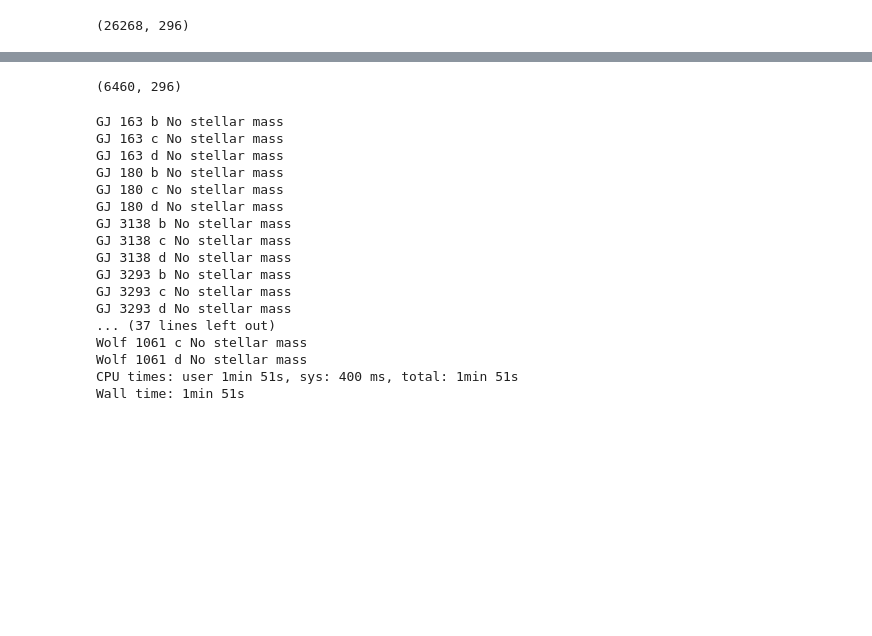
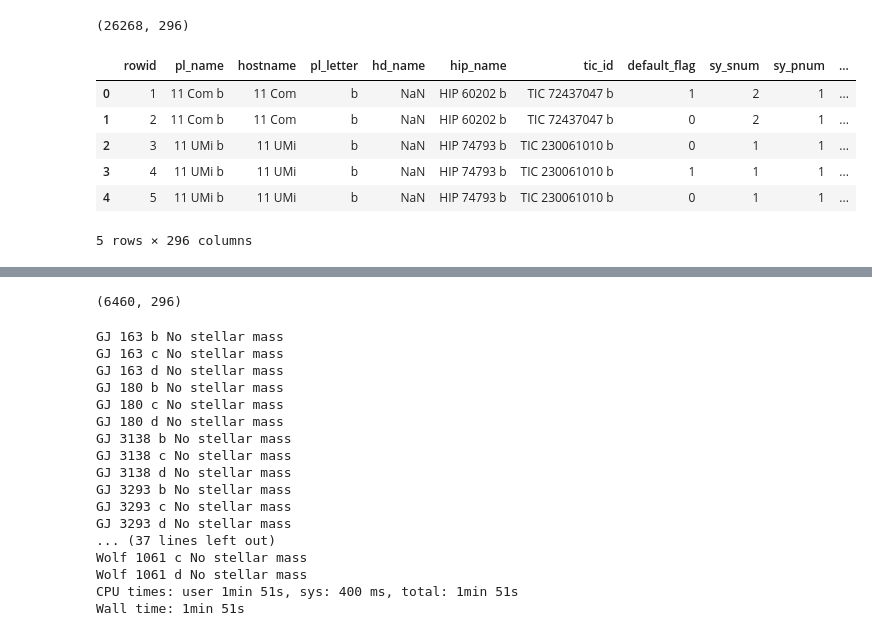
Before and after one commit to dtamayo/exomasses, a Jupyter notebook: eccentricities.ipynb, the cells around one changed output, grey strips where cells are left out. Saved outputs shown, nothing was run; the diff lists cells and outputs as text; code cells hidden in the pictures; blank space fills up the shorter version.

```diff
--- a/eccentricities.ipynb
+++ b/eccentricities.ipynb
@@ -12,3 +12,13 @@ df = pd.read_csv('exoarchive.csv')
 df.shape
 # %% [output]
 (26268, 296)
+# %%
+df.head()
+# %% [output]
+|  | rowid | pl_name | hostname | pl_letter | hd_name | hip_name | tic_id | default_flag | sy_snum | sy_pnum | ... |
+| 0 | 1 | 11 Com b | 11 Com | b | NaN | HIP 60202 b | TIC 72437047 b | 1 | 2 | 1 | ... |
+| 1 | 2 | 11 Com b | 11 Com | b | NaN | HIP 60202 b | TIC 72437047 b | 0 | 2 | 1 | ... |
+| 2 | 3 | 11 UMi b | 11 UMi | b | NaN | HIP 74793 b | TIC 230061010 b | 0 | 1 | 1 | ... |
+| 3 | 4 | 11 UMi b | 11 UMi | b | NaN | HIP 74793 b | TIC 230061010 b | 1 | 1 | 1 | ... |
+| 4 | 5 | 11 UMi b | 11 UMi | b | NaN | HIP 74793 b | TIC 230061010 b | 0 | 1 | 1 | ... |
+5 rows × 296 columns
```
Also changed, not shown: parts of 1 cell of this notebook, 1 other file.
